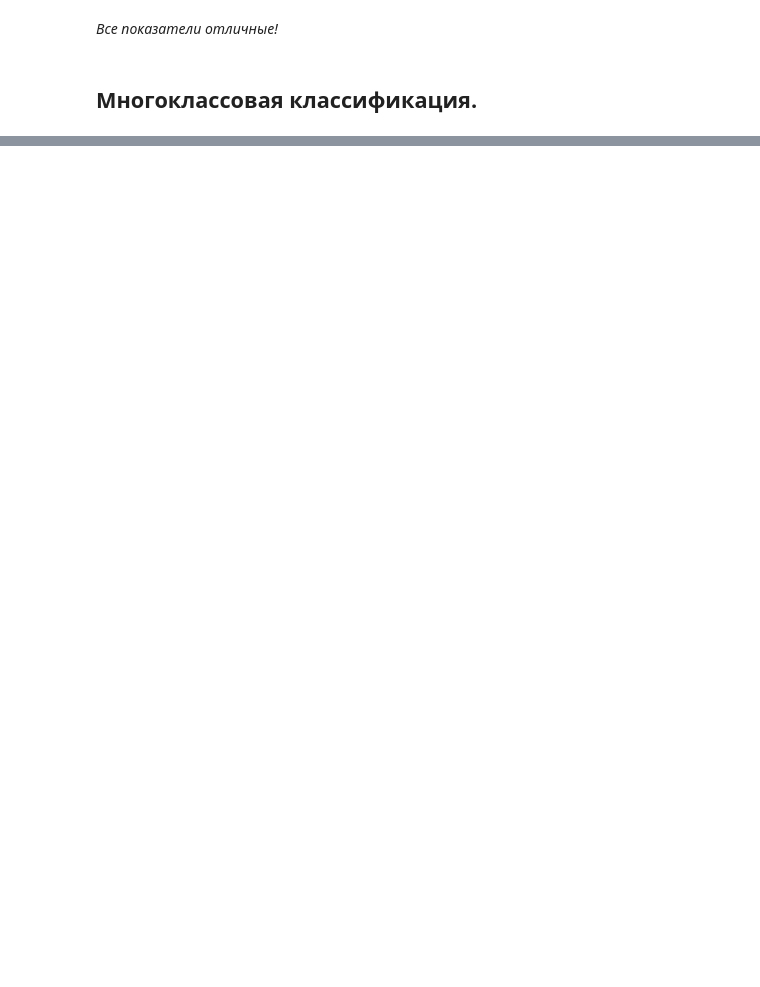
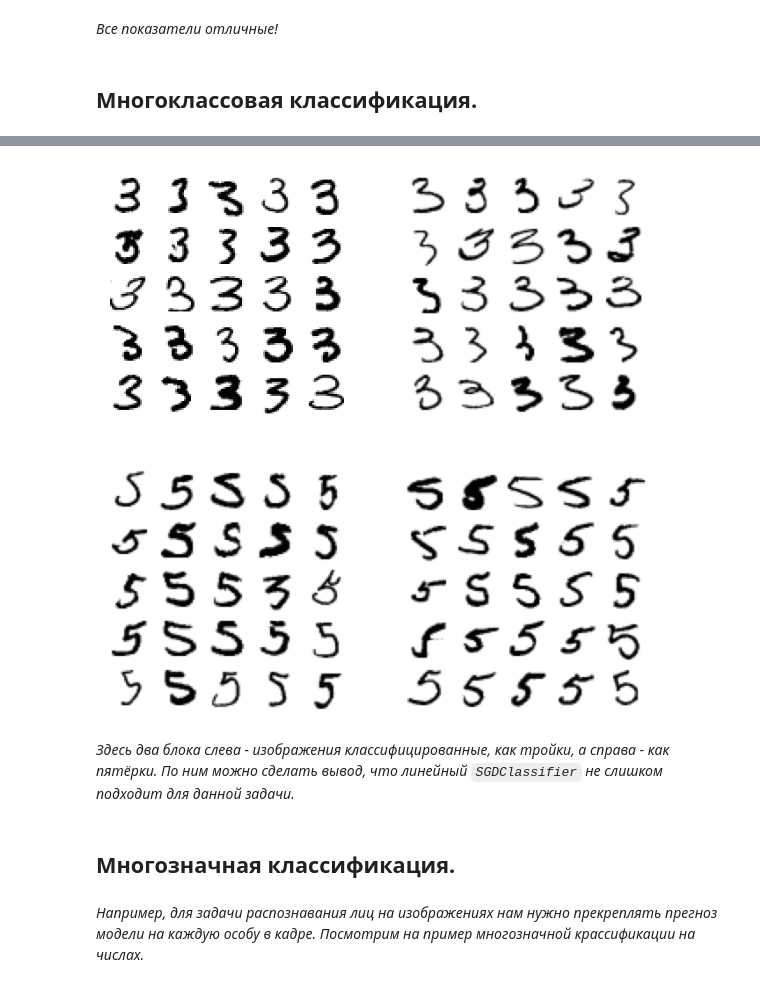
Before and after one commit to KidIsKing/python_libraries_learning, a Jupyter notebook: scikit_learn/guide/base_ML_book/chapter_3/main.ipynb, the cells around one changed output, grey strips where cells are left out. Cells and saved outputs as stored; diff of their text form; code cells hidden in the pictures; blank space fills up the shorter version.

```diff
--- a/scikit_learn/guide/base_ML_book/chapter_3/main.ipynb
+++ b/scikit_learn/guide/base_ML_book/chapter_3/main.ipynb
@@ -352,0 +498,20 @@ recall_score(y_train_3, y_train_pred)
+# %%
+cl_a, cl_b = "3", "5"
+X_aa = X_train[(y_train == cl_a) & (y_train_pred == cl_a)]
+X_ab = X_train[(y_train == cl_a) & (y_train_pred == cl_b)]
+X_ba = X_train[(y_train == cl_b) & (y_train_pred == cl_a)]
+X_bb = X_train[(y_train == cl_b) & (y_train_pred == cl_b)]
+# %%
+plt.figure(figsize=(8, 8))
+plt.subplot(221); plot_digits(X_aa[:25], images_per_row=5)
+plt.subplot(222); plot_digits(X_ab[:25], images_per_row=5)
+plt.subplot(223); plot_digits(X_ba[:25], images_per_row=5)
+plt.subplot(224); plot_digits(X_bb[:25], images_per_row=5)
+# %% [output]
+[figure, added]
+# %% [markdown]
+*Здесь два блока слева - изображения классифицированные, как тройки, а справа - как пятёрки. По ним можно сделать вывод, что линейный `SGDClassifier` не слишком подходит для данной задачи.*
+# %% [markdown]
+## **Многозначная классификация.**
+# %% [markdown]
+*Например, для задачи распознавания лиц на изображениях нам нужно прекреплять прегноз модели на каждую особу в кадре. Посмотрим на пример многозначной крассификации на числах.*
```
Also changed, not shown: parts of 79 cells of this notebook, 1 other file.
